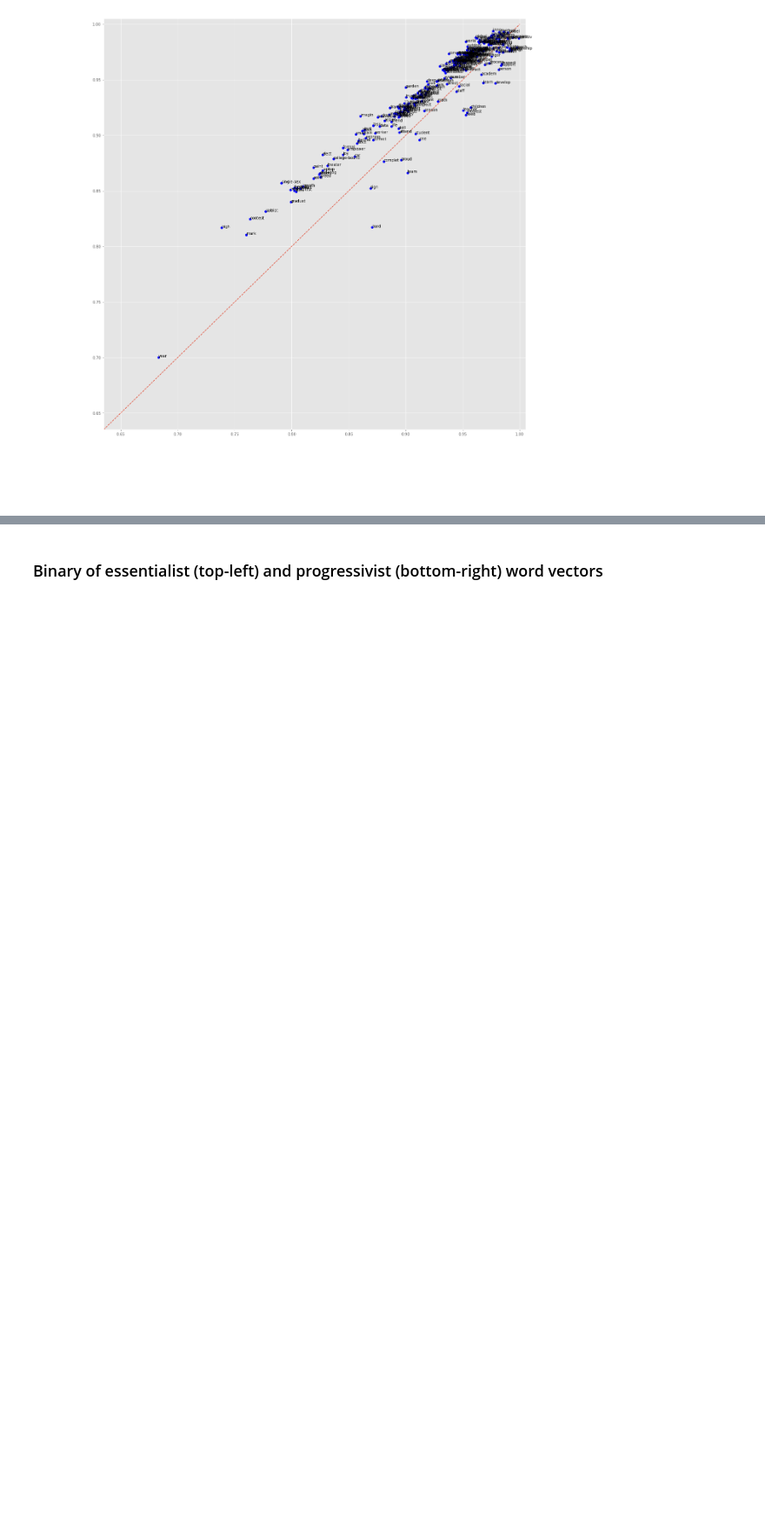
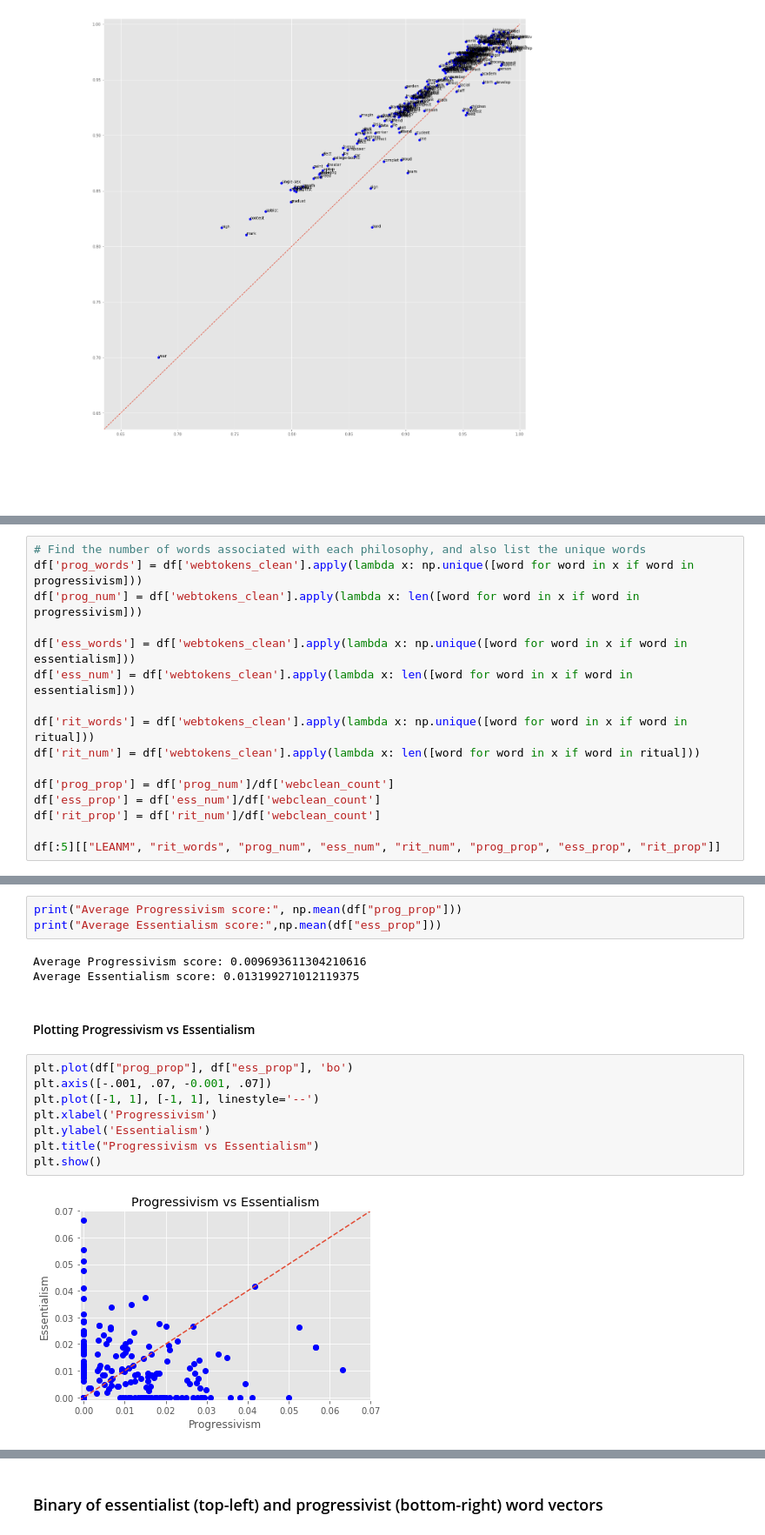
Before and after one commit to comp-strat/text_analysis, a Jupyter notebook: analysis_prelim.ipynb, the cells around one changed output, grey strips where cells are left out. Shown at 87% size. Drawn from its saved outputs; the diff is of its cells as text; blank space fills up the shorter version.

```diff
--- a/analysis_prelim.ipynb
+++ b/analysis_prelim.ipynb
@@ -623,0 +619,16 @@ plt.plot([0, 1], [0, 1], linestyle='--');
+# %%
+# Find the number of words associated with each philosophy, and also list the unique words
+df['prog_words'] = df['webtokens_clean'].apply(lambda x: np.unique([word for word in x if word in progressivism]))
+df['prog_num'] = df['webtokens_clean'].apply(lambda x: len([word for word in x if word in progressivism]))
+
+df['ess_words'] = df['webtokens_clean'].apply(lambda x: np.unique([word for word in x if word in essentialism]))
+df['ess_num'] = df['webtokens_clean'].apply(lambda x: len([word for word in x if word in essentialism]))
+
+df['rit_words'] = df['webtokens_clean'].apply(lambda x: np.unique([word for word in x if word in ritual]))
+df['rit_num'] = df['webtokens_clean'].apply(lambda x: len([word for word in x if word in ritual]))
+
+df['prog_prop'] = df['prog_num']/df['webclean_count']
+df['ess_prop'] = df['ess_num']/df['webclean_count']
+df['rit_prop'] = df['rit_num']/df['webclean_count']
+
+df[:5][["LEANM", "rit_words", "prog_num", "ess_num", "rit_num", "prog_prop", "ess_prop", "rit_prop"]]
@@ -623,0 +642,18 @@ plt.plot([0, 1], [0, 1], linestyle='--');
+# %%
+print("Average Progressivism score:", np.mean(df["prog_prop"]))
+print("Average Essentialism score:",np.mean(df["ess_prop"]))
+# %% [output]
+Average Progressivism score: 0.009693611304210616
+Average Essentialism score: 0.013199271012119375
+# %% [markdown]
+#### Plotting Progressivism vs Essentialism
+# %%
+plt.plot(df["prog_prop"], df["ess_prop"], 'bo')
+plt.axis([-.001, .07, -0.001, .07])
+plt.plot([-1, 1], [-1, 1], linestyle='--')
+plt.xlabel('Progressivism')
+plt.ylabel('Essentialism')
+plt.title("Progressivism vs Essentialism")
+plt.show()
+# %% [output]
+[figure, added]
```
Also changed, not shown: parts of 9 cells of this notebook.
